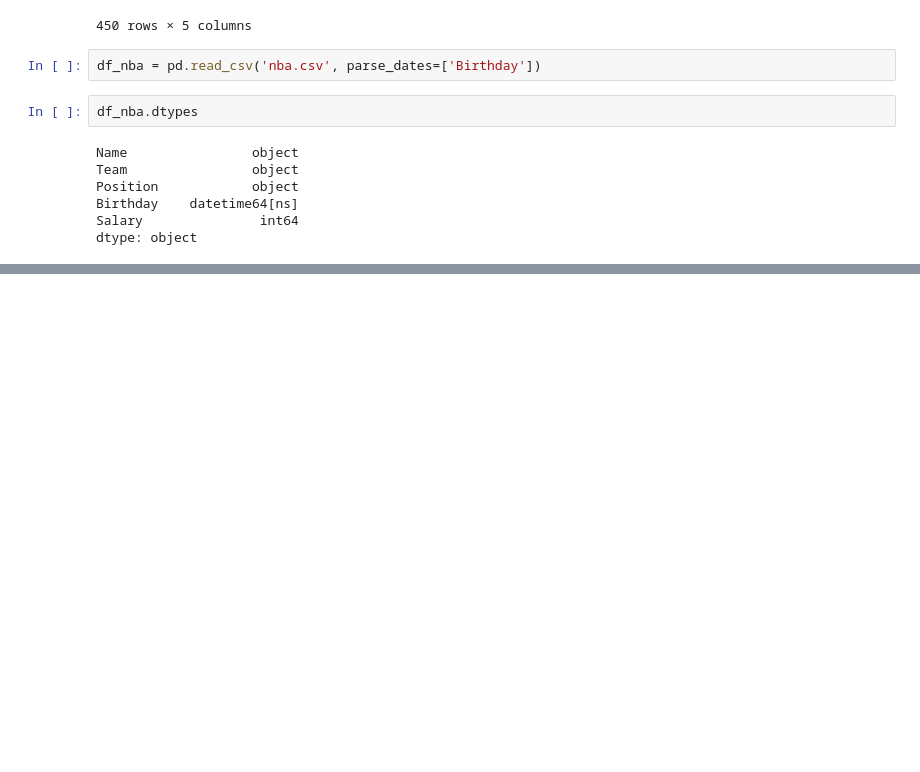
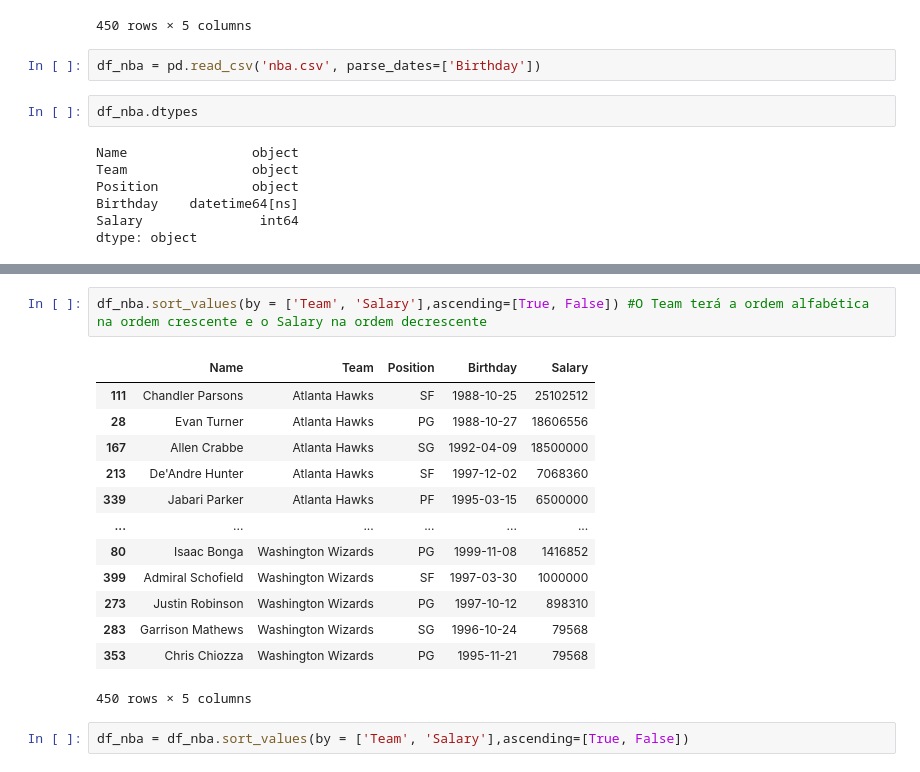
Before and after one commit to leandroclv/pandas_in_action, a Jupyter notebook: cap_04.ipynb, the cells around one changed output, grey strips where cells are left out. Drawn from its saved outputs; the diff is of its cells as text; blank space fills up the shorter version.

```diff
--- a/cap_04.ipynb
+++ b/cap_04.ipynb
@@ -127,0 +320,18 @@ RangeIndex(start=0, stop=450, step=1)
+# %%
+df_nba.sort_values(by = ['Team', 'Salary'],ascending=[True, False]) #O Team terá a ordem alfabética na ordem crescente e o Salary na ordem decrescente
+# %% [output]
+|  | Name | Team | Position | Birthday | Salary |
+| 111 | Chandler Parsons | Atlanta Hawks | SF | 1988-10-25 | 25102512 |
+| 28 | Evan Turner | Atlanta Hawks | PG | 1988-10-27 | 18606556 |
+| 167 | Allen Crabbe | Atlanta Hawks | SG | 1992-04-09 | 18500000 |
+| 213 | De'Andre Hunter | Atlanta Hawks | SF | 1997-12-02 | 7068360 |
+| 339 | Jabari Parker | Atlanta Hawks | PF | 1995-03-15 | 6500000 |
+| ... | ... | ... | ... | ... | ... |
+| 80 | Isaac Bonga | Washington Wizards | PG | 1999-11-08 | 1416852 |
+| 399 | Admiral Schofield | Washington Wizards | SF | 1997-03-30 | 1000000 |
+| 273 | Justin Robinson | Washington Wizards | PG | 1997-10-12 | 898310 |
+| 283 | Garrison Mathews | Washington Wizards | SG | 1996-10-24 | 79568 |
+| 353 | Chris Chiozza | Washington Wizards | PG | 1995-11-21 | 79568 |
+450 rows × 5 columns
+# %%
+df_nba = df_nba.sort_values(by = ['Team', 'Salary'],ascending=[True, False])
```
Also changed, not shown: parts of 50 cells of this notebook.
